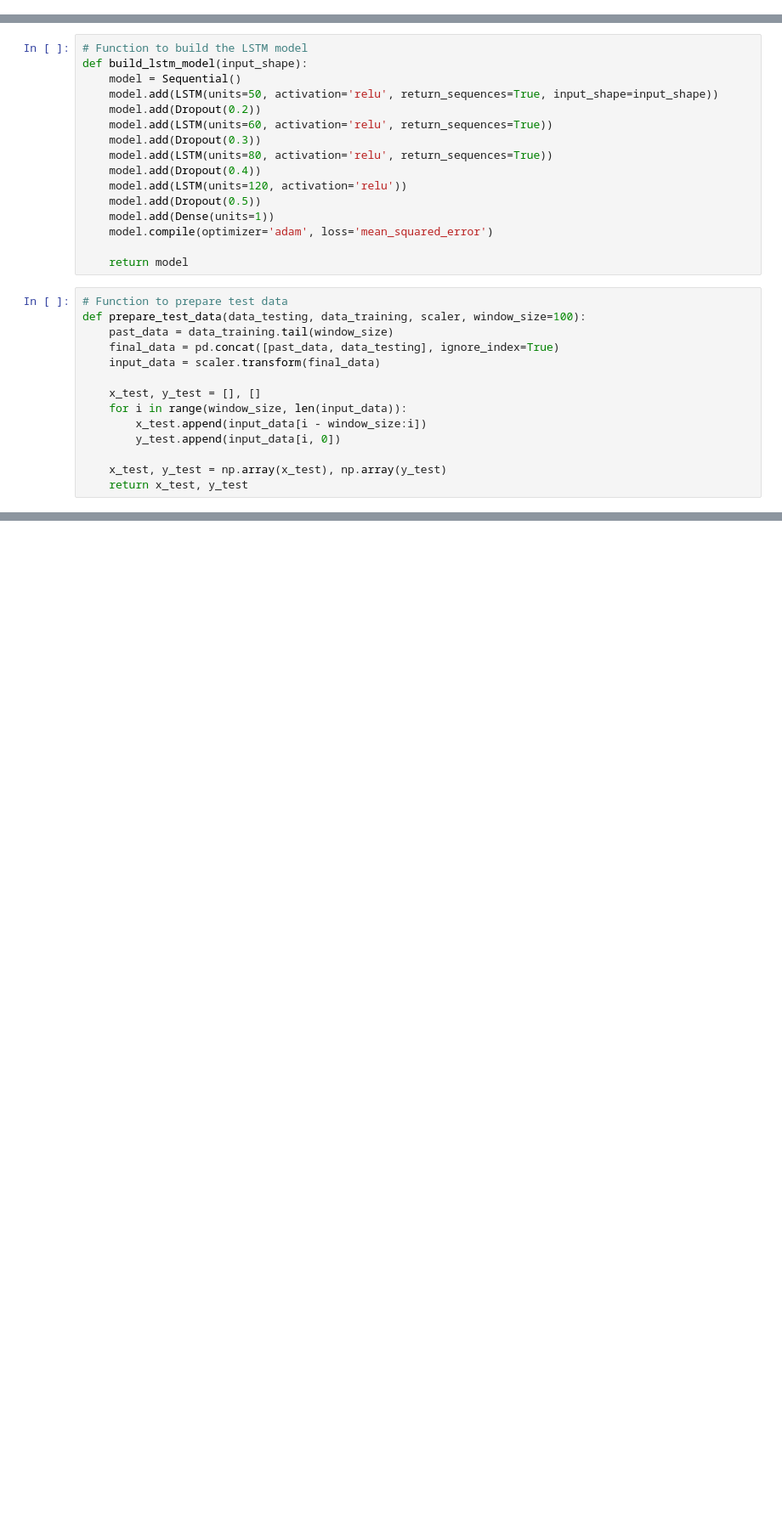
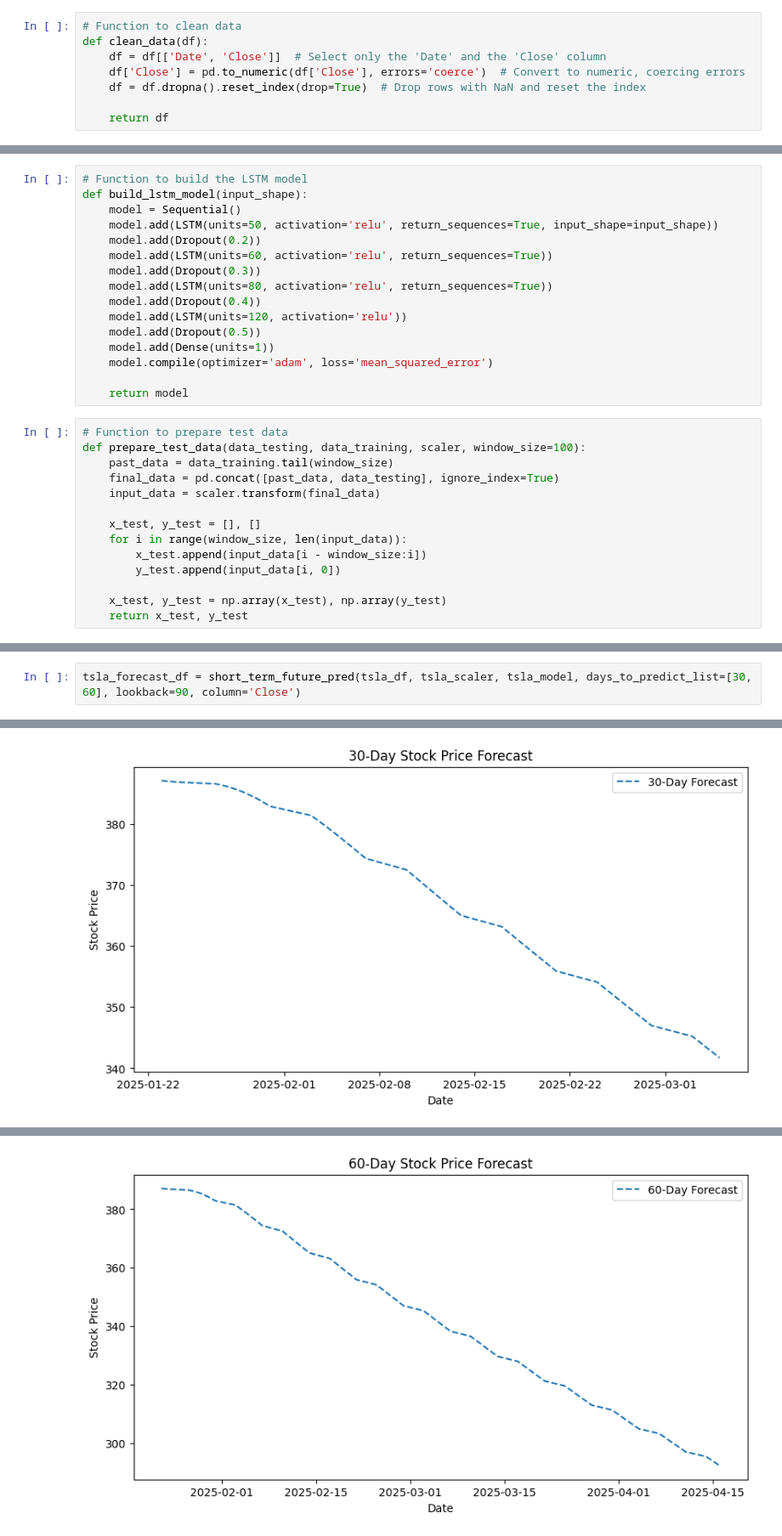
Before and after one commit to JoyChang10/Forkaia, a Jupyter notebook: task1000/short_term_lstm/stock_prediction.ipynb, the cells around one changed output, grey strips where cells are left out. Shown at 85% size. Drawn from its saved outputs; the diff is of its cells as text; blank space fills up the shorter version.

```diff
--- a/task1000/short_term_lstm/stock_prediction.ipynb
+++ b/task1000/short_term_lstm/stock_prediction.ipynb
@@ -15,3 +21,11 @@ tsla_df = pd.read_csv(tsla_filepath)
 goog_df = pd.read_csv(goog_filepath)
 eth_df = pd.read_csv(eth_filepath)
 btc_df = pd.read_csv(btc_filepath)
+# %%
+# Function to clean data
+def clean_data(df):
+    df = df[['Date', 'Close']]  # Select only the 'Date' and the 'Close' column
+    df['Close'] = pd.to_numeric(df['Close'], errors='coerce')  # Convert to numeric, coercing errors
+    df = df.dropna().reset_index(drop=True)  # Drop rows with NaN and reset the index
+
+    return df
@@ -103,0 +235,3 @@ train_and_test_lstm(goog_df)
+# %%
+tsla_forecast_df = short_term_future_pred(tsla_df, tsla_scaler, tsla_model, days_to_predict_list=[30, 60], lookback=90, column='Close')
+# %% [output]
@@ -103,0 +255 @@ train_and_test_lstm(goog_df)
+[figure, added]
@@ -103,0 +273 @@ train_and_test_lstm(goog_df)
+[figure, added]
```
Also changed, not shown: parts of 22 cells of this notebook.
